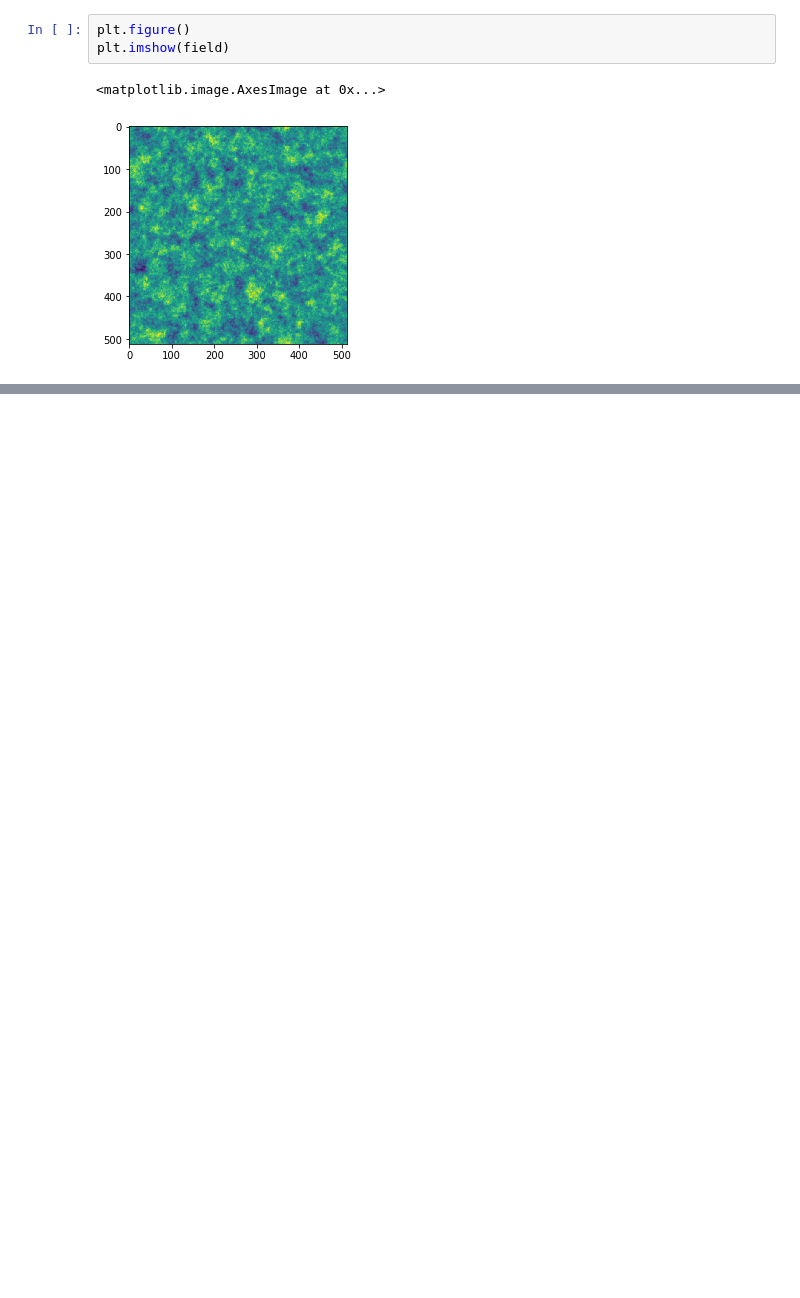
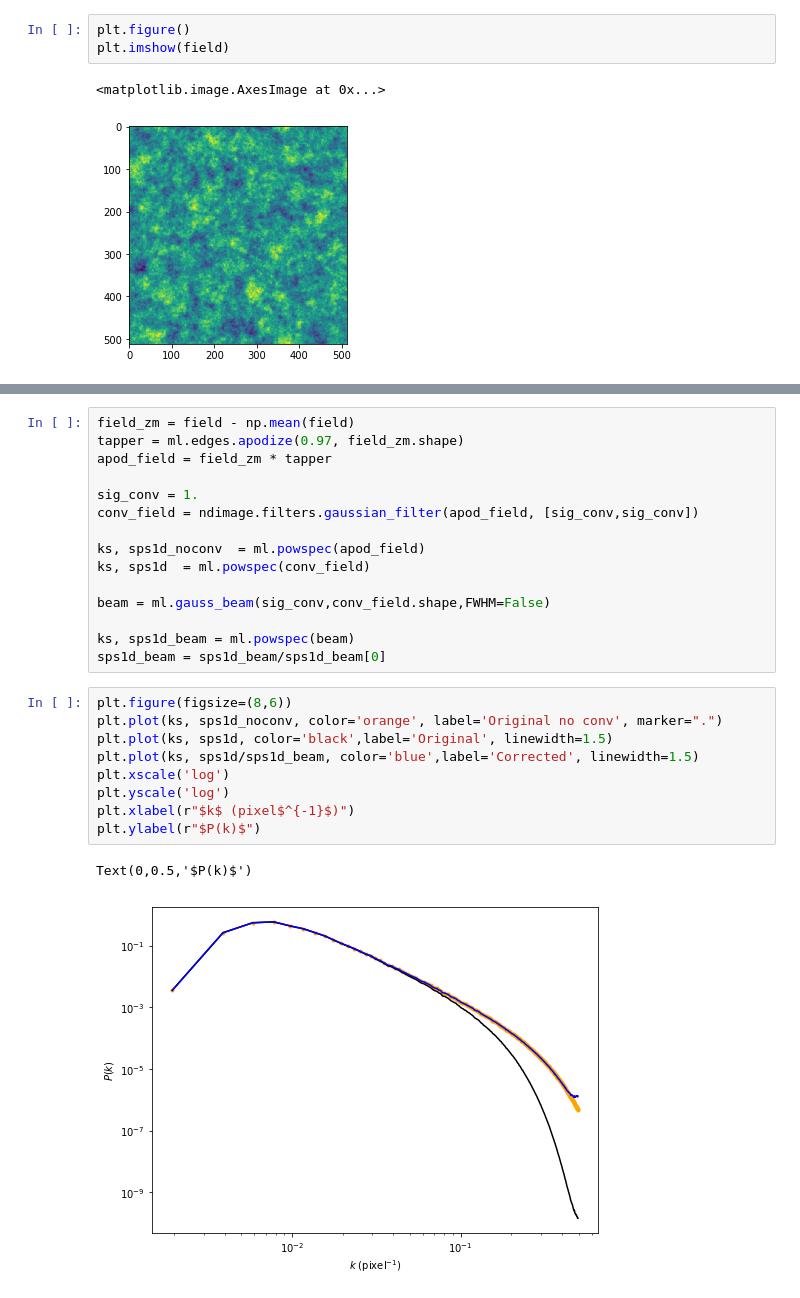
Before and after one commit to antoinemarchal/fBms, a Jupyter notebook: fBms.ipynb, the cells around one changed output, grey strips where cells are left out. Saved outputs shown, nothing was run; the diff lists cells and outputs as text; blank space fills up the shorter version.

```diff
--- a/fBms.ipynb
+++ b/fBms.ipynb
@@ -55,0 +74,27 @@ plt.imshow(field_break)
+# %%
+field_zm = field - np.mean(field)
+tapper = ml.edges.apodize(0.97, field_zm.shape)
+apod_field = field_zm * tapper
+
+sig_conv = 1.
+conv_field = ndimage.filters.gaussian_filter(apod_field, [sig_conv,sig_conv])
+
+ks, sps1d_noconv  = ml.powspec(apod_field)
+ks, sps1d  = ml.powspec(conv_field)
+
+beam = ml.gauss_beam(sig_conv,conv_field.shape,FWHM=False)
+
+ks, sps1d_beam = ml.powspec(beam)
+sps1d_beam = sps1d_beam/sps1d_beam[0]
+# %%
+plt.figure(figsize=(8,6))
+plt.plot(ks, sps1d_noconv, color='orange', label='Original no conv', marker=".")
+plt.plot(ks, sps1d, color='black',label='Original', linewidth=1.5)
+plt.plot(ks, sps1d/sps1d_beam, color='blue',label='Corrected', linewidth=1.5)
+plt.xscale('log')
+plt.yscale('log')
+plt.xlabel(r"$k$ (pixel$^{-1}$)")
+plt.ylabel(r"$P(k)$")
+# %% [output]
+Text(0,0.5,'$P(k)$')
+[figure, added]
```
Also changed, not shown: parts of 4 cells of this notebook.
